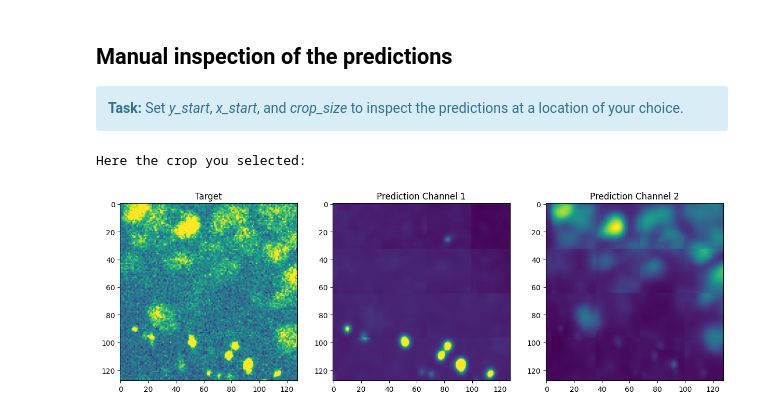
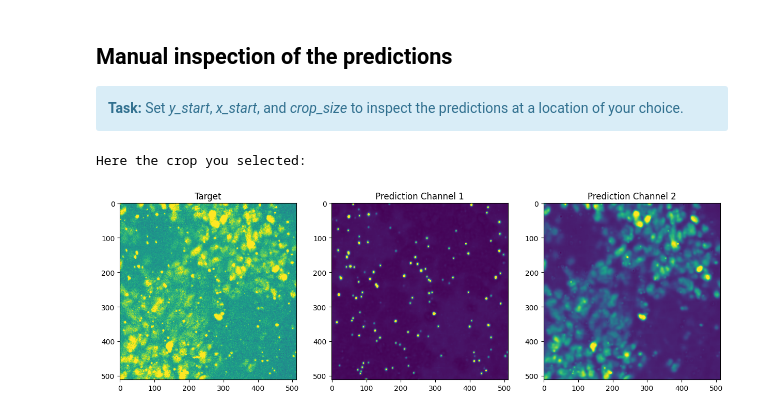
Before and after one commit to broadinstitute/MicroSplit-reproducibility, a Jupyter notebook: examples/2D/HT_H23B/02_predict.ipynb, the cells around one changed output. Drawn from its saved outputs; the diff is of its cells as text; code cells hidden in the pictures.

Commit message:
tests fixes

```diff
--- a/examples/2D/HT_H23B/02_predict.ipynb
+++ b/examples/2D/HT_H23B/02_predict.ipynb
@@ -254,14 +256,17 @@ stitched_predictions, norm_stitched_predictions, stitched_stds = get_unnormalize
     model,
     test_dset,
     data_key="test_input.zip.unzip",
-    mmse_count = experiment_params['mmse_count'],
+    mmse_count = experiment_params["mmse_count"],
     grid_size=32,
-    num_workers=0,
+    num_workers=4,
     batch_size=32)
 
 # load inputs and noisy targets (needed for plotting later on)
 inp = get_input(test_dset)
 tar = get_target(test_dset)
+# %%
+inp = get_input(test_dset)
+tar = get_target(test_dset)
 # %% [markdown]
 ## Overview: visualize full <nobr>Micro$\mathbb{S}$plit</nobr> predictions...
 # %%
@@ -308,0 +314,29 @@ clean_ax(ax)
+# %%
+import numpy as np
+from microsplit_reproducibility.utils.utils import clean_ax
+from microsplit_reproducibility.notebook_utils.HT_H23B import pick_random_patches_with_content
+import matplotlib.pyplot as plt
+
+sample_idx = 0
+img_sz = 128
+rand_locations = pick_random_patches_with_content(tar[sample_idx], 128)
+h_start = rand_locations[2,0] #np.random.randint(stitched_predictions.shape[1] - img_sz)
+w_start = rand_locations[2,1] #np.random.randint(stitched_predictions.shape[2] - img_sz)
+
+ncols = 3
+nrows = min(len(rand_locations), 5)
+fig, ax = plt.subplots(nrows=nrows, ncols=ncols, figsize=(ncols * 3, nrows * 3))
+
+for i, (h_start, w_start) in enumerate(rand_locations[:nrows]):
+    ax[i,0].imshow(inp[sample_idx][0][h_start:h_start+img_sz, w_start:w_start+img_sz], vmax=np.quantile(inp[0], 0.99))
+    ax[i,1].imshow(stitched_predictions_o[sample_idx][0, 0, h_start:h_start+img_sz, w_start:w_start+img_sz], vmax=np.quantile(inp[0], 0.99))
+    ax[i,2].imshow(stitched_predictions_o[sample_idx][0, 1, h_start:h_start+img_sz, w_start:w_start+img_sz], vmax=np.quantile(inp[0], 0.99))
+
+for i in range(2):
+    ax[0,0].set_title('Input')
+    ax[0,1].set_title('Predicted Channel 1')
+    ax[0,2].set_title('Predicted Channel 2')
+
+# reduce the spacing between the subplots
+plt.subplots_adjust(wspace=0.03, hspace=0.03)
+clean_ax(ax)
@@ -314,22 +350,22 @@ clean_ax(ax)
 # %%
 y_start = 400  #np.random.randint(stitched_predictions.shape[1] - crop_size)
 x_start = 50 #np.random.randint(stitched_predictions.shape[2] - crop_size)
 sample_idx = 0
 channel_idx = 1
-crop_size = 512
+img_sz = 512
 
 ncols = 3
 nrows = 1
 fig, ax = plt.subplots(nrows=nrows, ncols=ncols, figsize=(ncols * 5, nrows * 5))
 ax[0].imshow(inp[sample_idx][0][h_start:h_start+img_sz, w_start:w_start+img_sz], vmax=np.quantile(inp[0], 0.99))
 ax[1].imshow(stitched_predictions[sample_idx][0, 0, h_start:h_start+img_sz, w_start:w_start+img_sz], vmax=np.quantile(inp[0], 0.99))
 ax[2].imshow(stitched_predictions[sample_idx][0, 1, h_start:h_start+img_sz, w_start:w_start+img_sz], vmax=np.quantile(inp[0], 0.99))
 
 ax[0].set_title("Target")
 ax[1].set_title("Prediction Channel 1")
 ax[2].set_title("Prediction Channel 2")
 
 print('Here the crop you selected:')
 # %% [output]
 Here the crop you selected:
-[figure, old version]
+[figure, new version]
```
Also changed, not shown: parts of 4 cells of this notebook, 2 other files.
